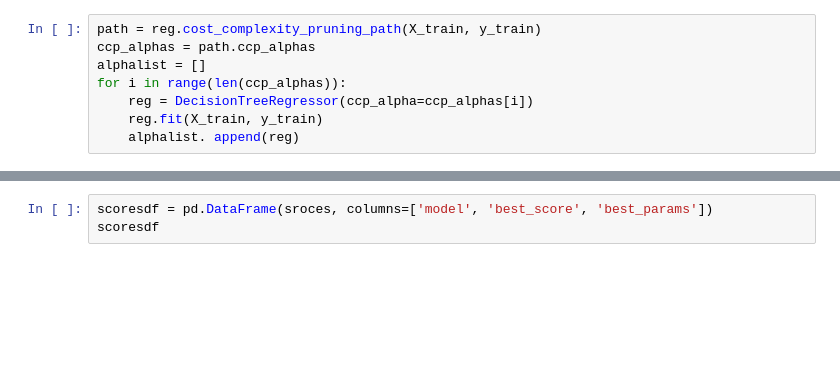
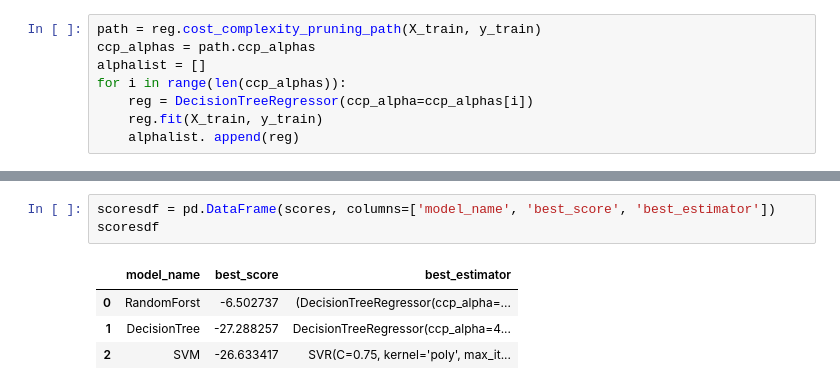
Before and after one commit to ttbontra/body-fat-estimator, a Jupyter notebook: body_fat_prediction.ipynb, the cells around one changed output, grey strips where cells are left out. Drawn from its saved outputs; the diff is of its cells as text; blank space fills up the shorter version.

```diff
--- a/body_fat_prediction.ipynb
+++ b/body_fat_prediction.ipynb
@@ -430,5 +444,10 @@ You can try to debug the error by setting error_score='raise'.
 # %%
-scoresdf = pd.DataFrame(sroces, columns=['model', 'best_score', 'best_params'])
+scoresdf = pd.DataFrame(scores, columns=['model_name', 'best_score', 'best_estimator'])
 scoresdf
+# %% [output]
+|  | model_name | best_score | best_estimator |
+| 0 | RandomForst | -6.502737 | (DecisionTreeRegressor(ccp_alpha=... |
+| 1 | DecisionTree | -27.288257 | DecisionTreeRegressor(ccp_alpha=4... |
+| 2 | SVM | -26.633417 | SVR(C=0.75, kernel='poly', max_it... |
 # %%
 scores[0]['best_estimator']
```
Also changed, not shown: parts of 16 cells of this notebook.
